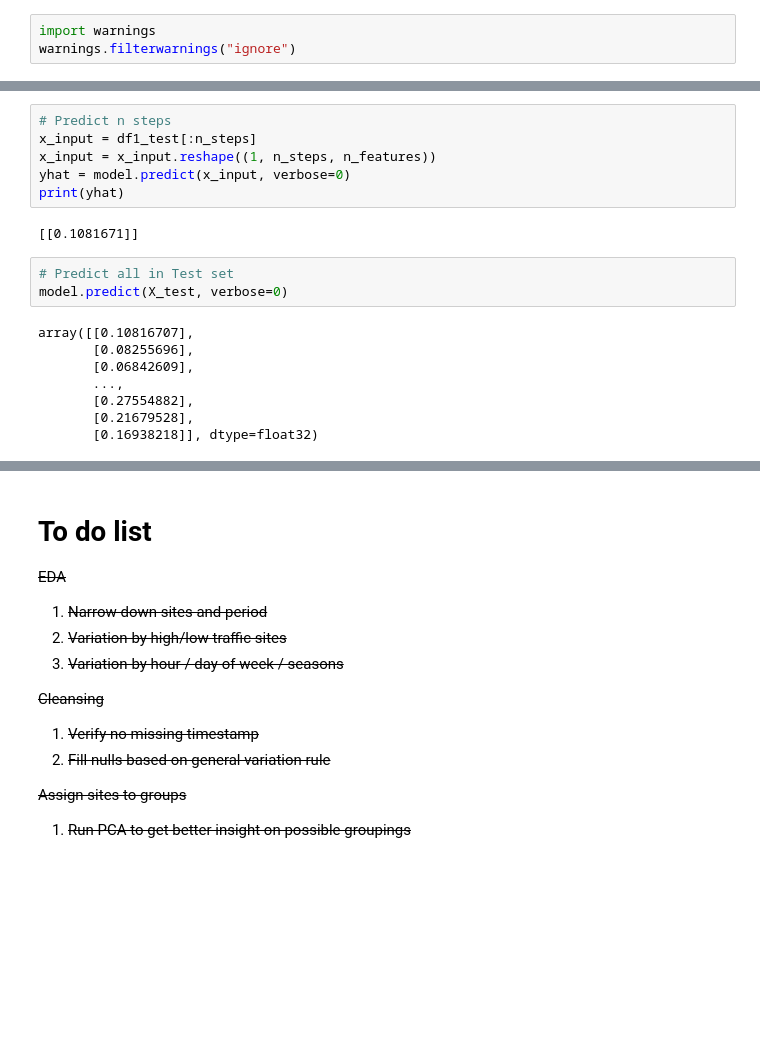
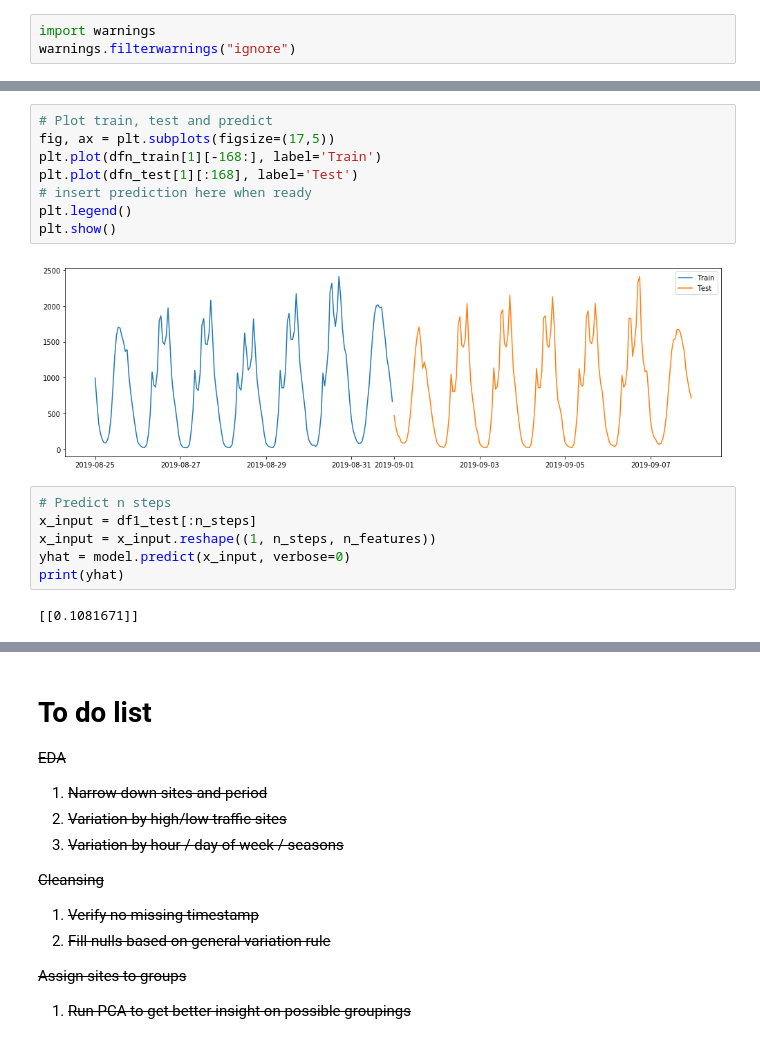
Before and after one commit to khairulomar/Melbourne_pedestrian, a Jupyter notebook: Melbourne_pedestrian.ipynb, the cells around one changed output, grey strips where cells are left out. Cells and saved outputs as stored; diff of their text form; blank space fills up the shorter version.

```diff
--- a/Melbourne_pedestrian.ipynb
+++ b/Melbourne_pedestrian.ipynb
@@ -1154,3 +1161,13 @@ plt.show()
+# %%
+# Plot train, test and predict
+fig, ax = plt.subplots(figsize=(17,5))
+plt.plot(dfn_train[1][-168:], label='Train')
+plt.plot(dfn_test[1][:168], label='Test')
+# insert prediction here when ready
+plt.legend()
+plt.show()
+# %% [output]
+[figure, added]
 # %%
 # Predict n steps
 x_input = df1_test[:n_steps]
@@ -1159,14 +1176,3 @@ yhat = model.predict(x_input, verbose=0)
 print(yhat)
 # %% [output]
 [[0.1081671]]
-# %%
-# Predict all in Test set
-model.predict(X_test, verbose=0)
-# %% [output]
-array([[0.10816707],
-       [0.08255696],
-       [0.06842609],
-       ...,
-       [0.27554882],
-       [0.21679528],
-       [0.16938218]], dtype=float32)
```
Also changed, not shown: parts of 12 cells of this notebook.
